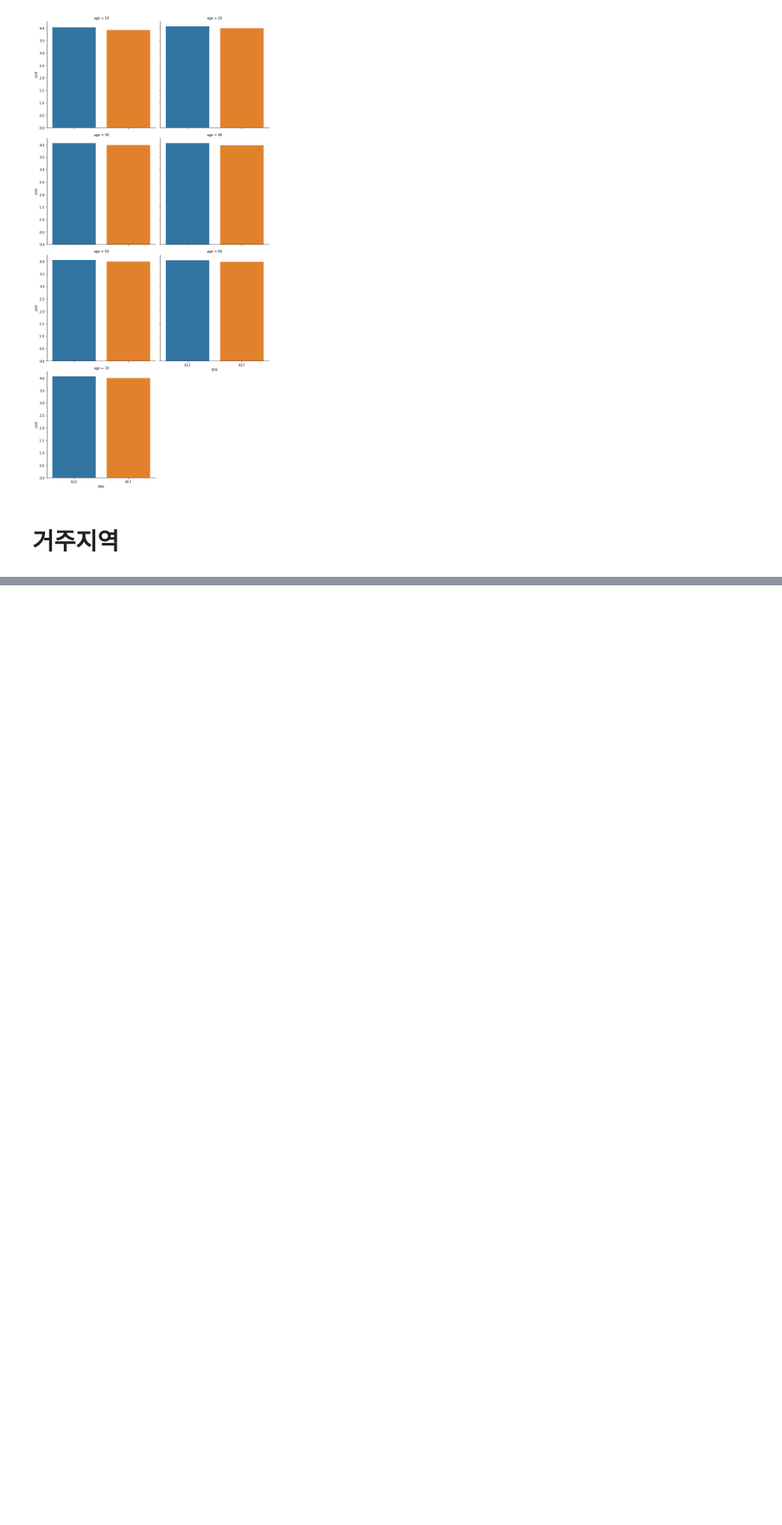
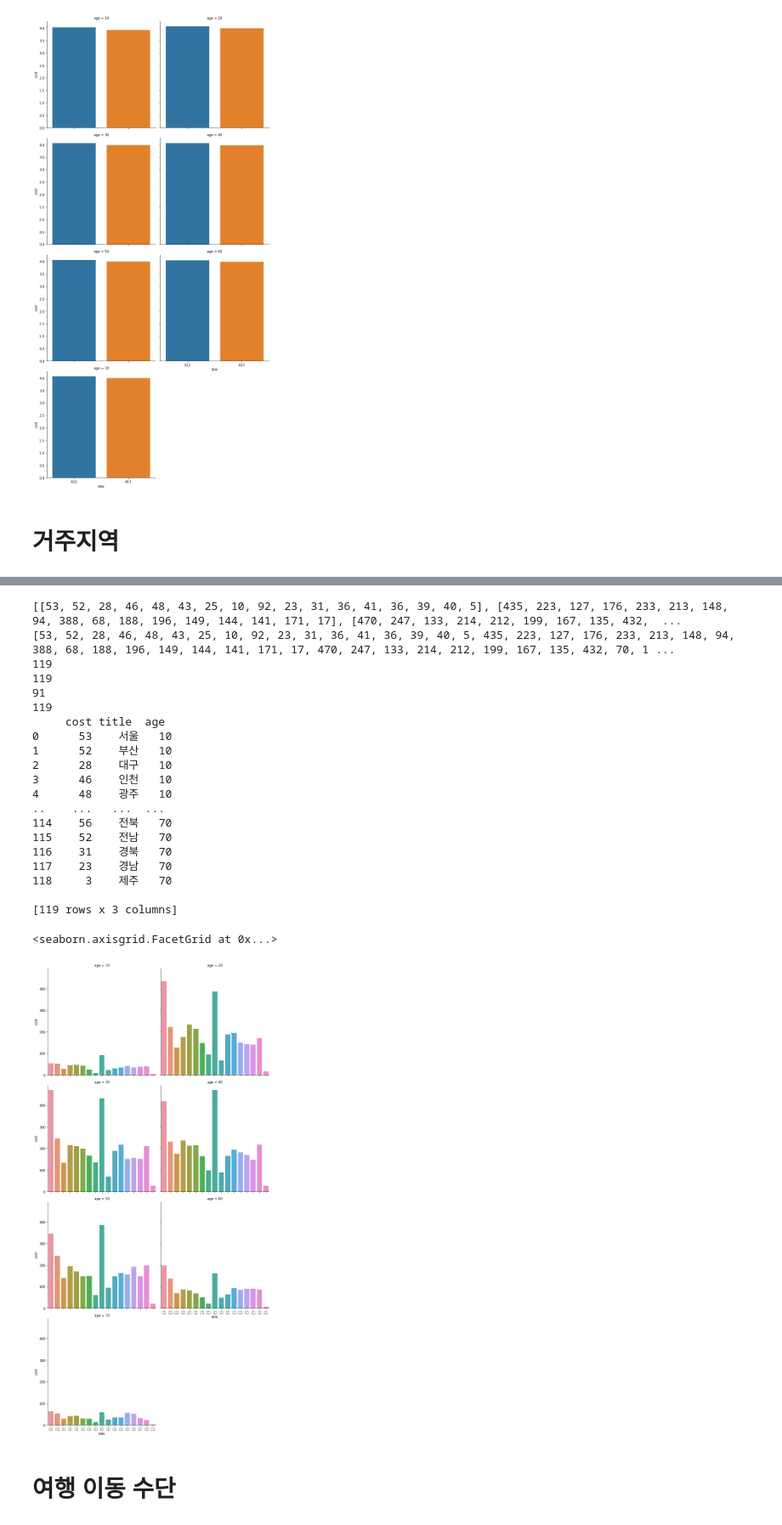
Before and after one commit to ansehoon1999/MG-DataAnaylsis, a Jupyter notebook: 세훈/DataAnaylsis_7_23.ipynb, the cells around one changed output, grey strips where cells are left out. Shown at 85% size. Saved outputs shown, nothing was run; the diff lists cells and outputs as text; code cells hidden in the pictures; blank space fills up the shorter version.

```diff
--- a/세훈/DataAnaylsis_7_23.ipynb
+++ b/세훈/DataAnaylsis_7_23.ipynb
@@ -1607,0 +1579,8 @@ plt.bar(title, total)
+# %%
+df_age_1 =  df_2020.groupby('BAGE').get_group(1)
+df_age_2 = df_2020.groupby('BAGE').get_group(2)
+df_age_3 = df_2020.groupby('BAGE').get_group(3)
+df_age_4 = df_2020.groupby('BAGE').get_group(4)
+df_age_5 = df_2020.groupby('BAGE').get_group(5)
+df_age_6 = df_2020.groupby('BAGE').get_group(6)
+df_home = data_2020[['BARA']]
@@ -1607,0 +2030,55 @@ plt.bar(title, total)
+# %%
+print(home_list)
+total = []
+for i in range(7) :
+  total = total + home_list[i]
+print(total)
+print(len(total))
+
+location = ['서울','부산','대구','인천','광주' ,'대전' ,'울산' ,'세종','경기' ,'강원' ,'충북','충남' ,'전북' ,'전남' ,'경북','경남' ,'제주']
+
+location = location * 7
+print(len(location))
+print(len(title))
+age = [10] * 17 + [20] * 17 + [30] * 17 + [40] * 17+ [50] * 17 + [60] * 17 + [70] * 17
+print(len(age))
+
+
+
+sd = {
+    'cost' : total,
+    'title' : location,
+    'age' : age
+}
+
+df = pd.DataFrame(sd)
+print(df)
+
+
+import seaborn as sns
+sns.catplot(kind="bar", data=df, x = "title", y="cost", col="age", col_wrap=2)
+# %% [output]
+[[53, 52, 28, 46, 48, 43, 25, 10, 92, 23, 31, 36, 41, 36, 39, 40, 5], [435, 223, 127, 176, 233, 213, 148, 94, 388, 68, 188, 196, 149, 144, 141, 171, 17], [470, 247, 133, 214, 212, 199, 167, 135, 432,  ...
+[53, 52, 28, 46, 48, 43, 25, 10, 92, 23, 31, 36, 41, 36, 39, 40, 5, 435, 223, 127, 176, 233, 213, 148, 94, 388, 68, 188, 196, 149, 144, 141, 171, 17, 470, 247, 133, 214, 212, 199, 167, 135, 432, 70, 1 ...
+119
+119
+91
+119
+     cost title  age
+0      53    서울   10
+1      52    부산   10
+2      28    대구   10
+3      46    인천   10
+4      48    광주   10
+..    ...   ...  ...
+114    56    전북   70
+115    52    전남   70
+116    31    경북   70
+117    23    경남   70
+118     3    제주   70
+
+[119 rows x 3 columns]
+<seaborn.axisgrid.FacetGrid at 0x...>
+[figure, added]
+# %% [markdown]
+# 여행 이동 수단
```
Also changed, not shown: parts of 15 cells of this notebook.
